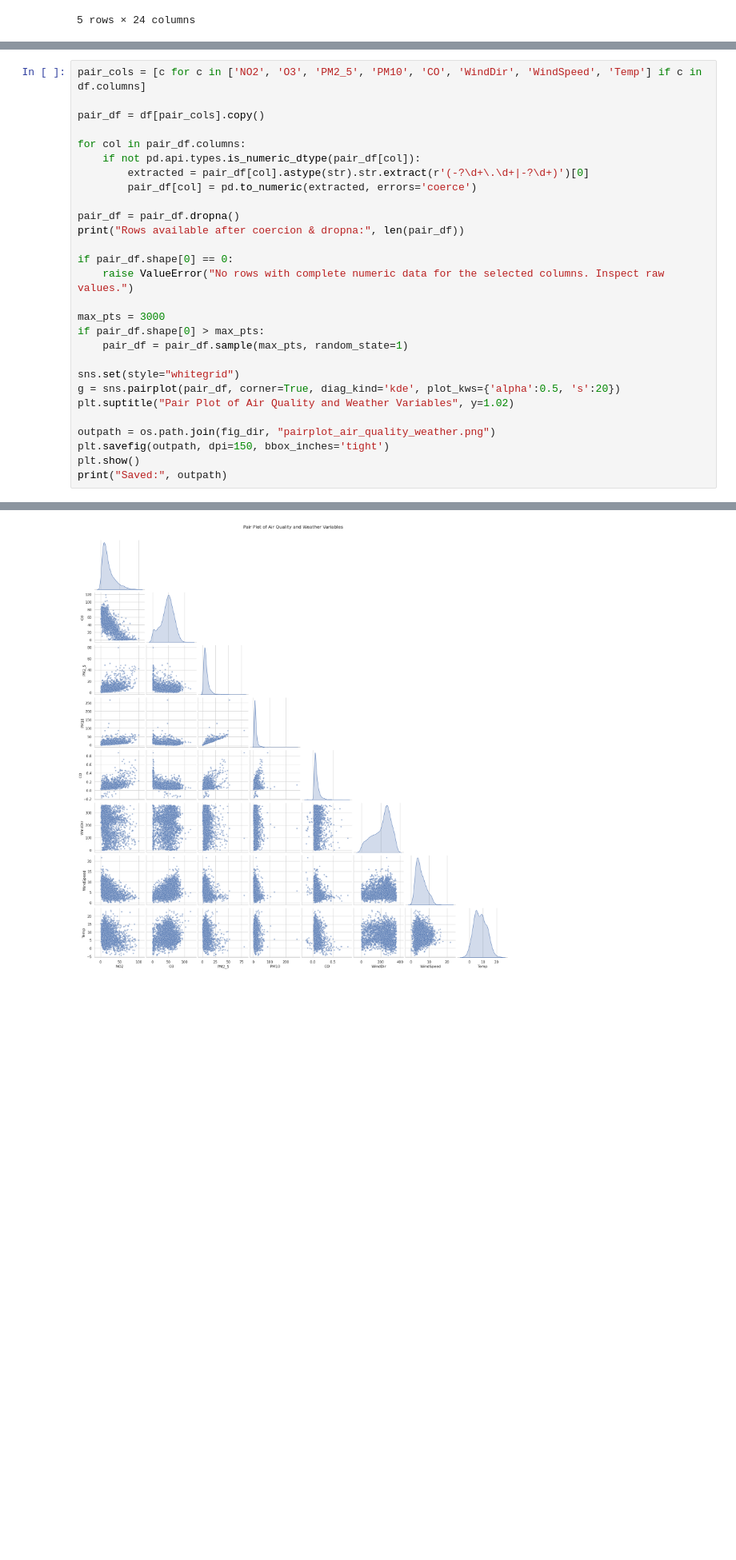
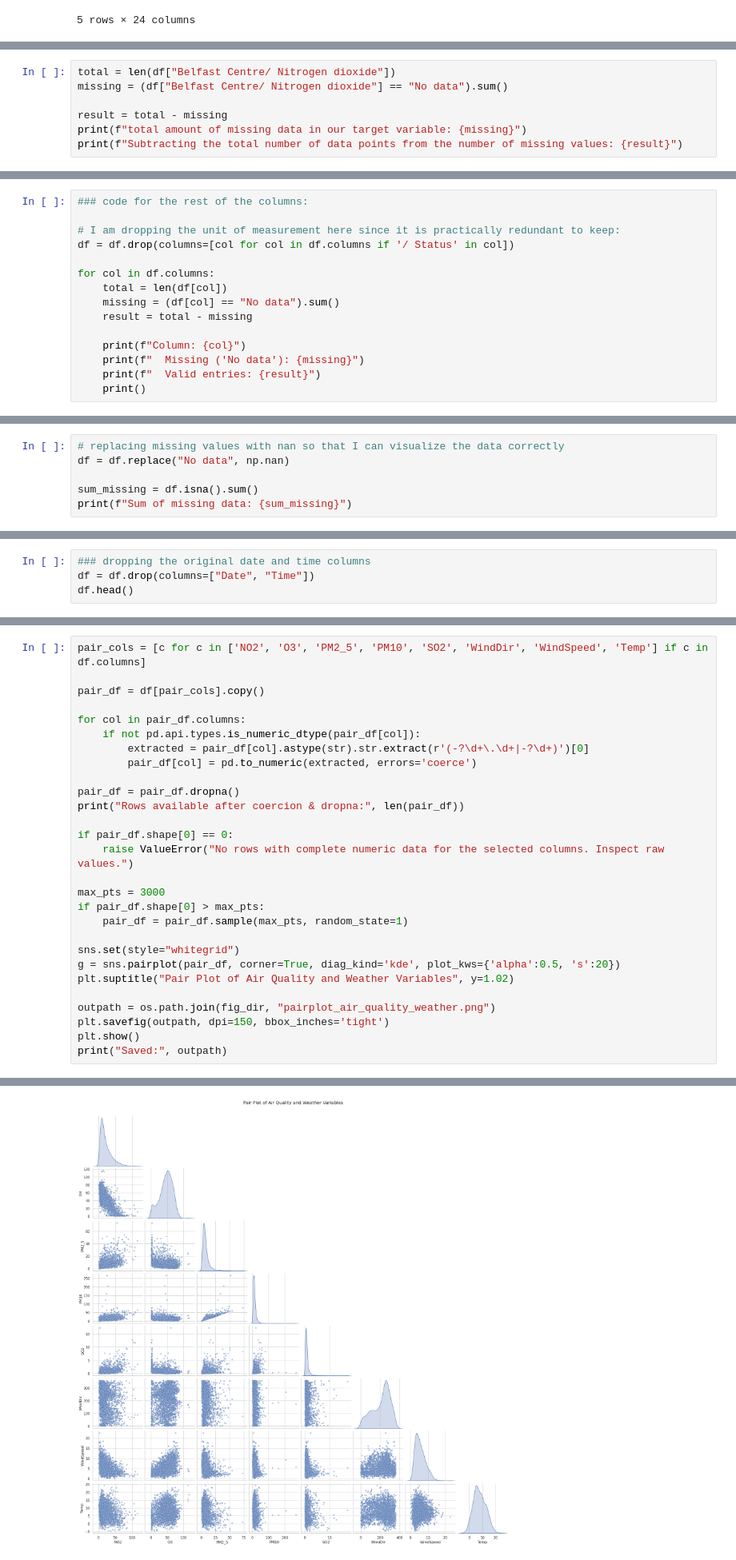
Before and after one commit to Blansha2/cmse492_project, a Jupyter notebook: notebooks/exploratory/data acquisition and loading.ipynb, the cells around one changed output, grey strips where cells are left out. Shown at 80% size. Saved outputs shown, nothing was run; the diff lists cells and outputs as text; blank space fills up the shorter version.

```diff
--- a/notebooks/exploratory/data acquisition and loading.ipynb
+++ b/notebooks/exploratory/data acquisition and loading.ipynb
@@ -73,0 +68,7 @@ Index(['Date', 'Time', 'Belfast Centre/ Ozone', 'Belfast Centre/ Nitric oxide',
+# %%
+total = len(df["Belfast Centre/ Nitrogen dioxide"])
+missing = (df["Belfast Centre/ Nitrogen dioxide"] == "No data").sum()
+
+result = total - missing
+print(f"total amount of missing data in our target variable: {missing}")
+print(f"Subtracting the total number of data points from the number of missing values: {result}")
@@ -73,0 +78,15 @@ Index(['Date', 'Time', 'Belfast Centre/ Ozone', 'Belfast Centre/ Nitric oxide',
+# %%
+### code for the rest of the columns:
+
+# I am dropping the unit of measurement here since it is practically redundant to keep:
+df = df.drop(columns=[col for col in df.columns if '/ Status' in col])
+
+for col in df.columns:
+    total = len(df[col])
+    missing = (df[col] == "No data").sum()
+    result = total - missing
+
+    print(f"Column: {col}")
+    print(f"  Missing ('No data'): {missing}")
+    print(f"  Valid entries: {result}")
+    print()
@@ -133,3 +174,9 @@ df.head()
 | 2 | 01/01/2021 | 03:00 | 54.43647 | 0.21972 | 4.03844 | 4.37534 | 1.24356 | 0.077542 | 5.075 | 2.359 | 18.2 | ... |
 | 3 | 01/01/2021 | 04:00 | 53.59898 | 0.21972 | 3.26915 | 3.60605 | 0.35531 | 0.059919 | 4.075 | 1.910 | 21.5 | ... |
 | 4 | 01/01/2021 | 05:00 | 52.37067 | 0.15694 | 3.94238 | 4.18302 | 0.47374 | 0.052870 | 4.150 | 1.816 | 22.5 | ... |
+# %%
+# replacing missing values with nan so that I can visualize the data correctly
+df = df.replace("No data", np.nan)
+
+sum_missing = df.isna().sum()
+print(f"Sum of missing data: {sum_missing}")
@@ -135,0 +222,4 @@ df.head()
+# %%
+### dropping the original date and time columns
+df = df.drop(columns=["Date", "Time"])
+df.head()
@@ -167,5 +284,5 @@ plt.show()
 # %%
-pair_cols = [c for c in ['NO2', 'O3', 'PM2_5', 'PM10', 'CO', 'WindDir', 'WindSpeed', 'Temp'] if c in df.columns]
+pair_cols = [c for c in ['NO2', 'O3', 'PM2_5', 'PM10', 'SO2', 'WindDir', 'WindSpeed', 'Temp'] if c in df.columns]
 
 pair_df = df[pair_cols].copy()
 
@@ -197,2 +314,2 @@ Rows available after coercion & dropna: 23347
-[figure, old version]
+[figure, new version]
 Saved: /home/blansha2/cmse492_project/figures/pairplot_air_quality_weather.png
```
Also changed, not shown: parts of 18 cells of this notebook, 18 other files.
